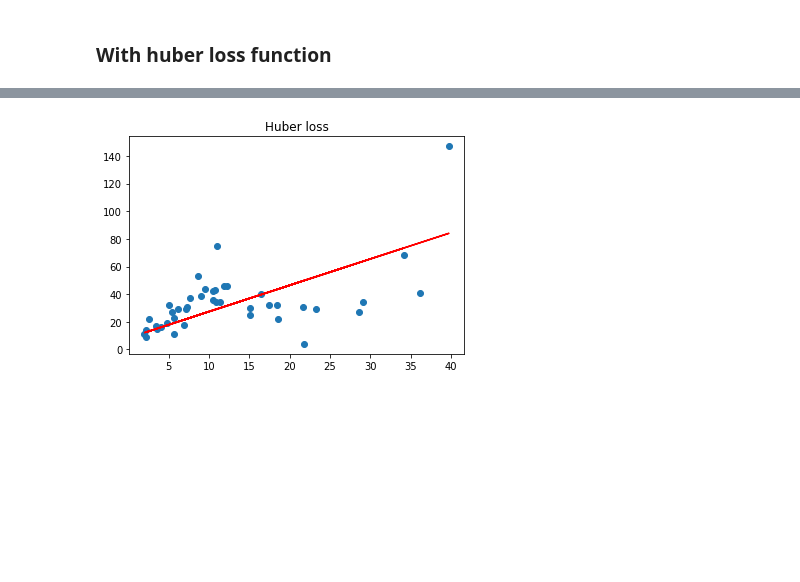
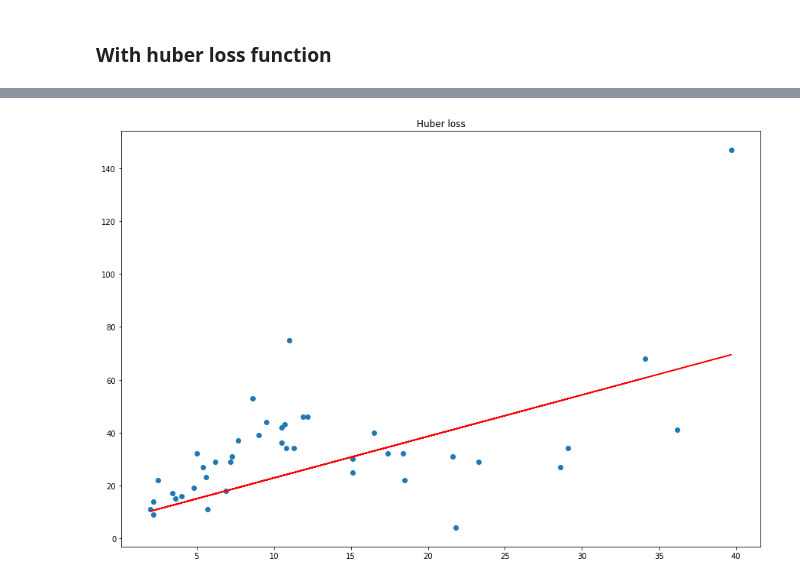
Before and after one commit to Rauf-Kurbanov/au_dl_course, a Jupyter notebook: seminar_1/classwork.ipynb, the cells around one changed output, grey strips where cells are left out. Saved outputs shown, nothing was run; the diff lists cells and outputs as text; code cells hidden in the pictures; blank space fills up the shorter version.

```diff
--- a/seminar_1/classwork.ipynb
+++ b/seminar_1/classwork.ipynb
@@ -124,20 +122,25 @@ loss = huber_loss(Y, Y_predicted)
+# %%
+h_delta = tf.placeholder(tf.float32, name='delta')
+loss = huber_loss(Y, Y_predicted, h_delta)
 # %%
 optimizer = tf.train.GradientDescentOptimizer(learning_rate=0.01).minimize(loss)
 # %%
-with tf.Session() as sess:
-    sess.run(tf.global_variables_initializer())
+delta_loss = list()
+params = list()
 
-    writer = tf.summary.FileWriter('./graphs/linear_reg_huber', sess.graph)
+for d in np.arange(0.1, 1.1, 0.1):
+    with tf.Session() as sess:
+        sess.run(tf.global_variables_initializer())
+        epoch_loss = list()
+        for i in range(50): # train the model 50 epochs
+            total_loss = 0
+            for x, y in data:
+                # Session runs train_op and fetch values of loss
+                _, l = sess.run([optimizer, loss], feed_dict={X:x, Y:y, h_delta:d})
+                total_loss += l
+    #         print('Epoch {0}: {1}'.format(i, total_loss/float(n_samples)))
+            epoch_loss.append(1.*total_loss/n_samples)
 
-    for i in range(50): # train the model 50 epochs
-        total_loss = 0
-        for x, y in data:
-            # Session runs train_op and fetch values of loss
-            _, l = sess.run([optimizer, loss], feed_dict={X:x, Y:y})
-            total_loss += l
-        print('Epoch {0}: {1}'.format(i, total_loss/float(n_samples)))
-
-    # close the writer when you're done using it
-    writer.close()
-
-    w_huber, b_huber = sess.run([w, b])
+        delta_loss.append(epoch_loss)
+        w_huber, b_huber = sess.run([w, b])
+        params.append((w_huber, b_huber))
@@ -162,8 +159,14 @@ Epoch 49: 13.669385801451252
+# %%
+lowest_incline = min(params, key=lambda p: p[0])
 # %%
+plt.figure(figsize=(15, 10))
+
 X_data, Y_data = data[:, 0], data[:, 1]
+w_huber, b_huber = lowest_incline[0], lowest_incline[1]
+
 plt.scatter(X_data, Y_data, label="Real data")
 plt.plot(X_data, w_huber * X_data + b_huber, label="Predicted data", color='r')
 plt.title('Huber loss')
 plt.show()
 # %% [output]
-[figure, old version]
+[figure, new version]
```
Also changed, not shown: parts of 3 cells of this notebook, 1 other file.
